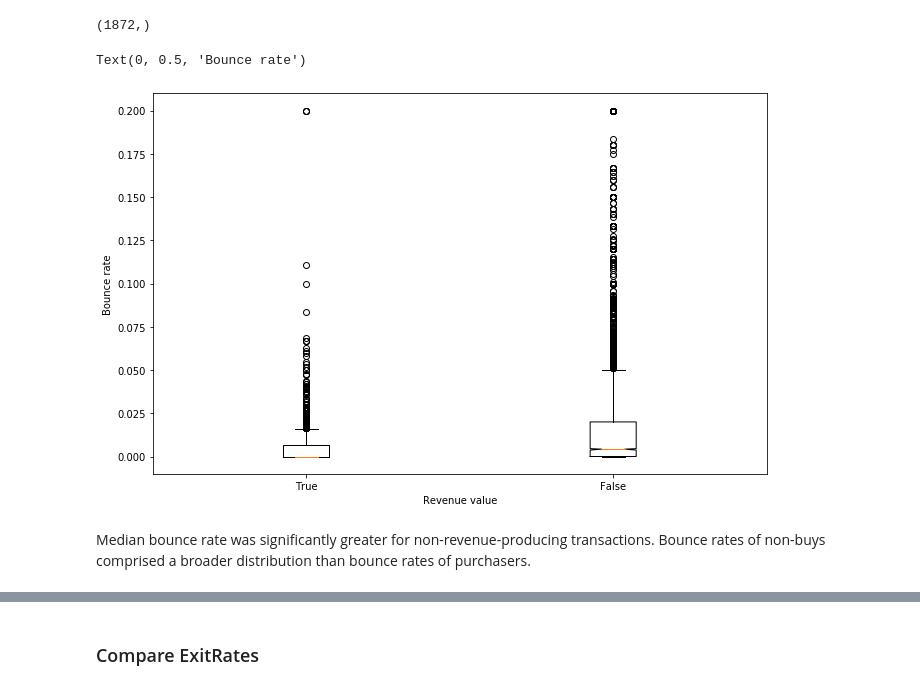
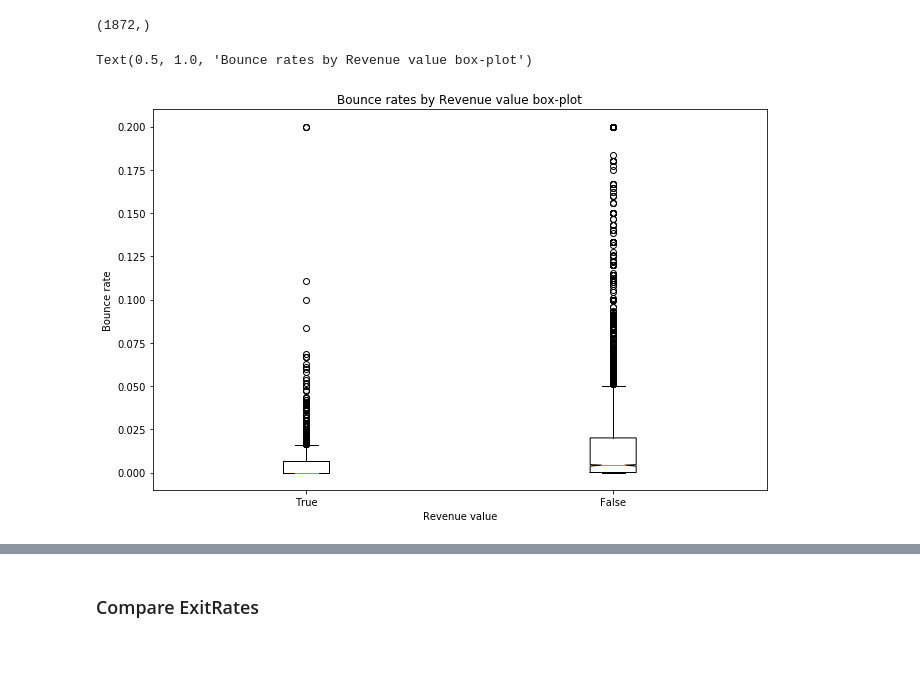
Before and after one commit to rweaton/online-shopper-revenue, a Jupyter notebook: ShopperIntentModels.ipynb, the cells around one changed output, grey strips where cells are left out. Drawn from its saved outputs; the diff is of its cells as text; code cells hidden in the pictures; blank space fills up the shorter version.

```diff
--- a/ShopperIntentModels.ipynb
+++ b/ShopperIntentModels.ipynb
@@ -486,0 +527,8 @@ I'm considering not including `Informational`, and `Informational_Duration` as f
+# %%
+xFormedVals_A = boxcox(shopIntent_df['Administrative'].values + 1 )
+#xFormedVals_A[0]
+#plt.hist(xFormedVals_A)
+ax = nps.histPlotter(15, xFormedVals_A[0])
+ax.set_title('Distribution of Box-Cox transformed Administrative values')
+print('Mean of transformed values: {}'.format(np.mean(xFormedVals_A[0])))
+print('Median of transformed values: {}'.format(np.median(xFormedVals_A[0])))
@@ -486,0 +539,8 @@ I'm considering not including `Informational`, and `Informational_Duration` as f
+# %%
+xFormedVals_PR = boxcox(shopIntent_df['ProductRelated'].values + 1 )
+#xFormedVals_PR[0]
+#plt.hist(xFormedVals_PR)
+ax = nps.histPlotter(15, xFormedVals_PR[0])
+ax.set_title('Distribution of Box-Cox transformed ProductRelated values')
+print('Mean of transformed values: {}'.format(np.mean(xFormedVals_PR[0])))
+print('Median of transformed values: {}'.format(np.median(xFormedVals_PR[0])))
@@ -547,0 +661,25 @@ Centroids of the `Revenue == True` and `Revenue == False` clouds do seem displac
+# %%
+import scipy.special as sp
+admin_sm = sp.softmax(shopIntent_df['Administrative'].values)
+info_sm = sp.softmax(shopIntent_df['Informational'].values)
+prodRel_sm = sp.softmax(shopIntent_df['ProductRelated'].values)
+
+sFig, sAxs = plt.subplots(nrows=3, ncols=1, subplot_kw=dict(projection='3d'))
+sFig.set_size_inches(10,30)
+#sAxs[0,0] = scatterFig.add_subplot(2,2,1, projection="3d")
+viewAngles = ((45, 45), (90, 0), (0, 90))
+for j in np.arange(0,3):
+    for i in [1, 0]:
+
+        sAxs[j].scatter(admin_sm[revMaskSet[i]], info_sm[revMaskSet[i]],
+                        prodRel_sm[revMaskSet[i]],
+                        marker=markerSet[i], color=colorSet[i])
+
+    sAxs[j].set_xlabel('admin')
+    sAxs[j].set_ylabel('info')
+    sAxs[j].set_zlabel('prodRel')
+
+    # rotate the axes and update
+    #ax.view_init(45, 45)
+    sAxs[j].view_init(*viewAngles[j])
+    plt.draw()
@@ -683,14 +824,13 @@ feature_diversity['BounceRates'].shape
 # %%
 fig = plt.figure()
 fig.set_size_inches(11,7)
 ax = fig.add_subplot()
 xlabels = ['True', 'False']
 ax.boxplot([shopIntent_df['BounceRates'].iloc[revMaskSet[i]].values for i in [0,1]],
            notch=True, bootstrap=1000, labels=xlabels)
 ax.set_xlabel('Revenue value')
 ax.set_ylabel('Bounce rate')
+ax.set_title('Bounce rates by Revenue value box-plot')
 # %% [output]
-Text(0, 0.5, 'Bounce rate')
+Text(0.5, 1.0, 'Bounce rates by Revenue value box-plot')
-[figure, old version]
+[figure, new version]
-# %% [markdown]
-Median bounce rate was significantly greater for non-revenue-producing transactions.  Bounce rates of non-buys comprised a broader distribution than bounce rates of purchasers.
```
Also changed, not shown: parts of 144 cells of this notebook.
